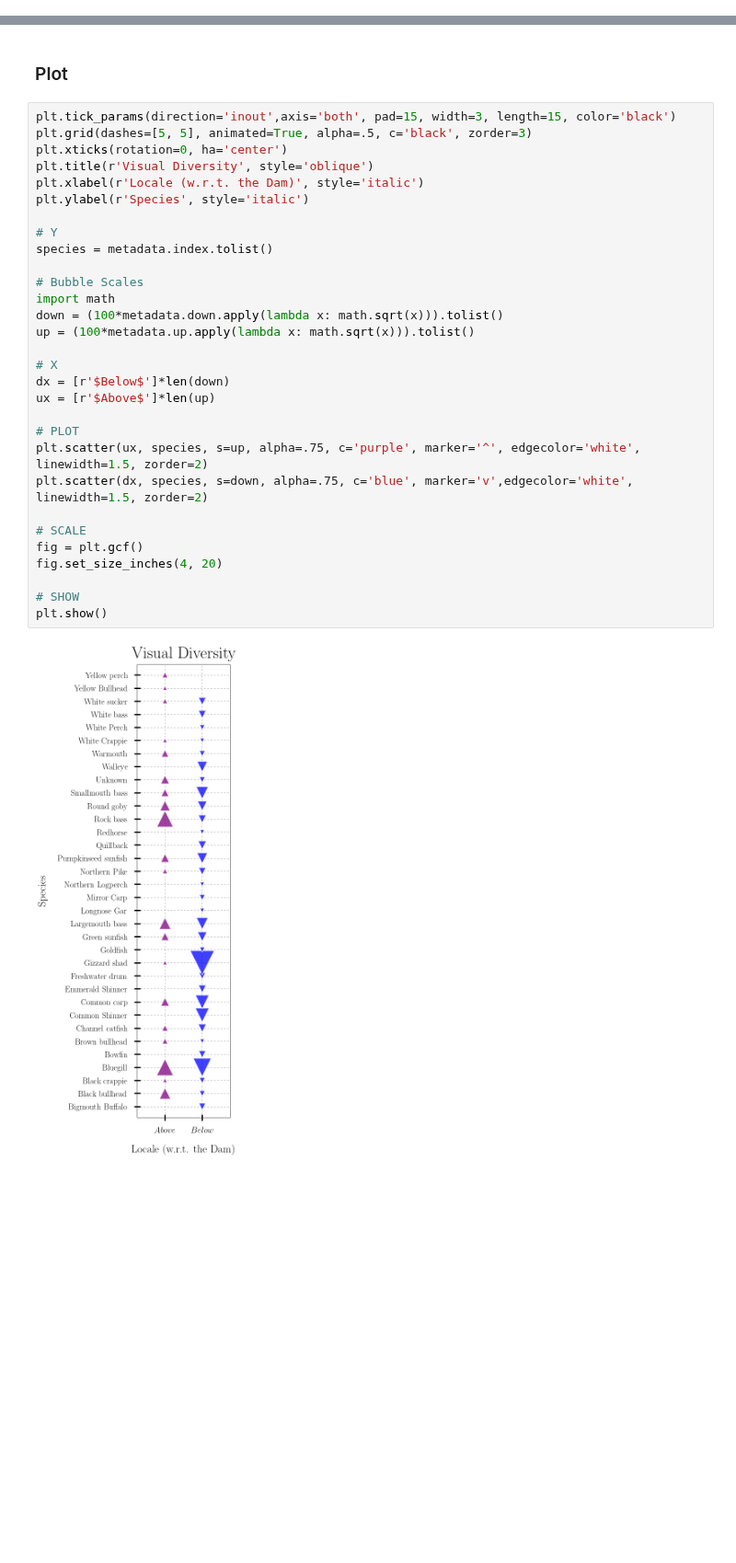
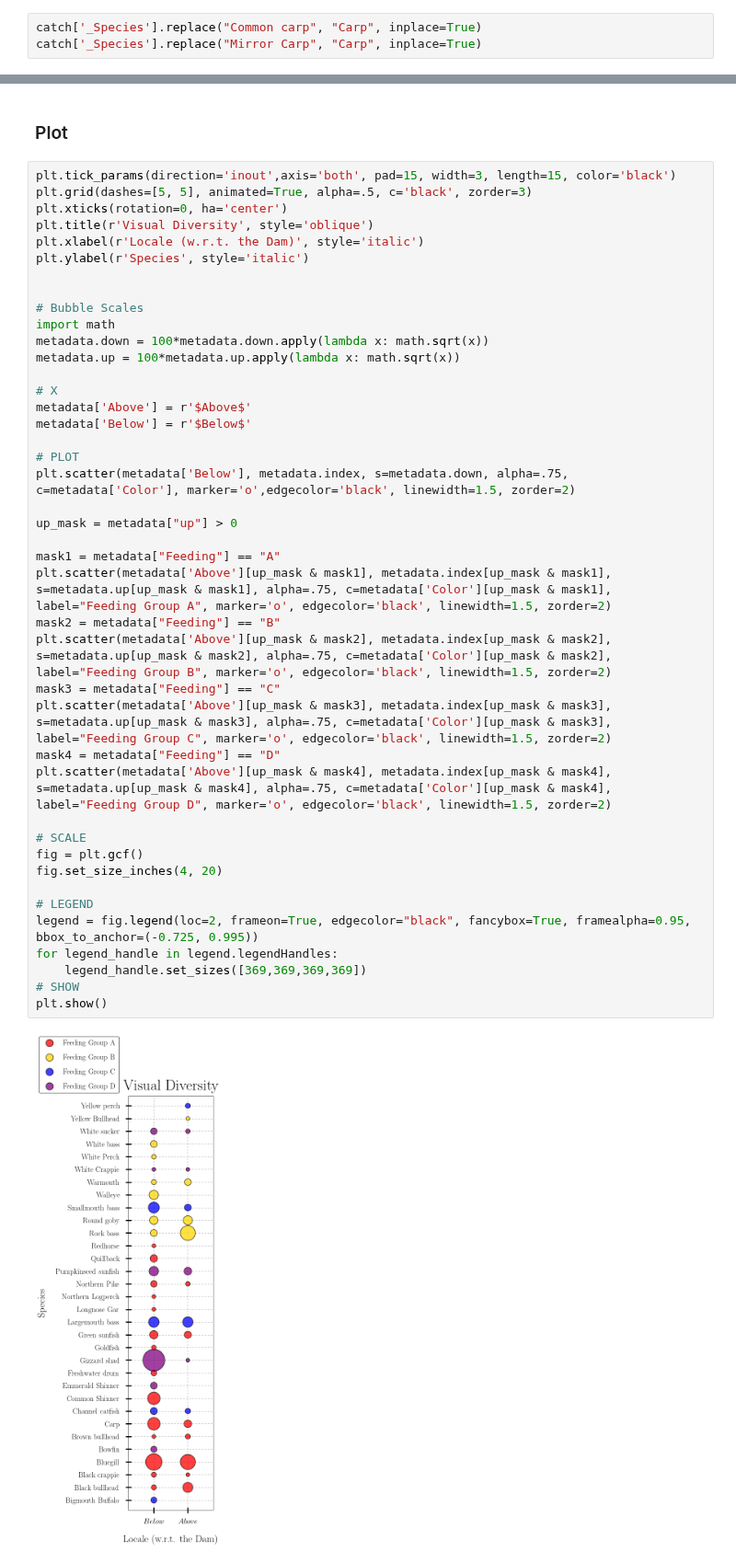
Before and after one commit to casonk/Flint_River_Ecology, a Jupyter notebook: Notebooks/Diversity_Bubble_Plot.ipynb, the cells around one changed output, grey strips where cells are left out. Shown at 92% size. Cells and saved outputs as stored; diff of their text form; blank space fills up the shorter version.

```diff
--- a/Notebooks/Diversity_Bubble_Plot.ipynb
+++ b/Notebooks/Diversity_Bubble_Plot.ipynb
@@ -32,3 +34,6 @@ catch[['Fish', 'Site', '_Site', 'Species', '_Species']].head(15)
+# %%
+catch['_Species'].replace("Common carp", "Carp", inplace=True)
+catch['_Species'].replace("Mirror Carp", "Carp", inplace=True)
 # %% [markdown]
 ### Seperate up and down Stream
 # %%
@@ -88,32 +165,44 @@ matplotlib.rcParams['text.usetex'] = True
 # %%
 plt.tick_params(direction='inout',axis='both', pad=15, width=3, length=15, color='black')
 plt.grid(dashes=[5, 5], animated=True, alpha=.5, c='black', zorder=3)
 plt.xticks(rotation=0, ha='center')
 plt.title(r'Visual Diversity', style='oblique')
 plt.xlabel(r'Locale (w.r.t. the Dam)', style='italic')
 plt.ylabel(r'Species', style='italic')
 
-# Y
-species = metadata.index.tolist()
 
 # Bubble Scales
 import math
-down = (100*metadata.down.apply(lambda x: math.sqrt(x))).tolist()
-up = (100*metadata.up.apply(lambda x: math.sqrt(x))).tolist()
+metadata.down = 100*metadata.down.apply(lambda x: math.sqrt(x))
+metadata.up = 100*metadata.up.apply(lambda x: math.sqrt(x))
 
 # X
-dx = [r'$Below$']*len(down)
-ux = [r'$Above$']*len(up)
+metadata['Above'] = r'$Above$'
+metadata['Below'] = r'$Below$'
 
 # PLOT
-plt.scatter(ux, species, s=up, alpha=.75, c='purple', marker='^', edgecolor='white', linewidth=1.5, zorder=2)
-plt.scatter(dx, species, s=down, alpha=.75, c='blue', marker='v',edgecolor='white', linewidth=1.5, zorder=2)
+plt.scatter(metadata['Below'], metadata.index, s=metadata.down, alpha=.75, c=metadata['Color'], marker='o',edgecolor='black', linewidth=1.5, zorder=2)
+
+up_mask = metadata["up"] > 0
+
+mask1 = metadata["Feeding"] == "A"
+plt.scatter(metadata['Above'][up_mask & mask1], metadata.index[up_mask & mask1], s=metadata.up[up_mask & mask1], alpha=.75, c=metadata['Color'][up_mask & mask1], label="Feeding Group A", marker='o', edgecolor='black', linewidth=1.5, zorder=2)
+mask2 = metadata["Feeding"] == "B"
+plt.scatter(metadata['Above'][up_mask & mask2], metadata.index[up_mask & mask2], s=metadata.up[up_mask & mask2], alpha=.75, c=metadata['Color'][up_mask & mask2], label="Feeding Group B", marker='o', edgecolor='black', linewidth=1.5, zorder=2)
+mask3 = metadata["Feeding"] == "C"
+plt.scatter(metadata['Above'][up_mask & mask3], metadata.index[up_mask & mask3], s=metadata.up[up_mask & mask3], alpha=.75, c=metadata['Color'][up_mask & mask3], label="Feeding Group C", marker='o', edgecolor='black', linewidth=1.5, zorder=2)
+mask4 = metadata["Feeding"] == "D"
+plt.scatter(metadata['Above'][up_mask & mask4], metadata.index[up_mask & mask4], s=metadata.up[up_mask & mask4], alpha=.75, c=metadata['Color'][up_mask & mask4], label="Feeding Group D", marker='o', edgecolor='black', linewidth=1.5, zorder=2)
 
 # SCALE
 fig = plt.gcf()
 fig.set_size_inches(4, 20)
 
+# LEGEND
+legend = fig.legend(loc=2, frameon=True, edgecolor="black", fancybox=True, framealpha=0.95, bbox_to_anchor=(-0.725, 0.995))
+for legend_handle in legend.legendHandles:
+    legend_handle.set_sizes([369,369,369,369])
 # SHOW
 plt.show()
 # %% [output]
-[figure, old version]
+[figure, new version]
```
Also changed, not shown: parts of 5 cells of this notebook, 9 other files.
